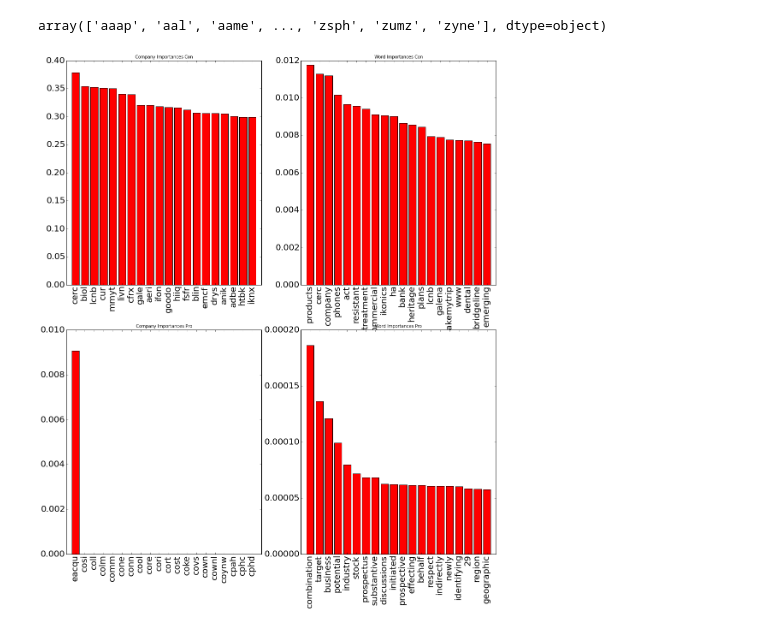
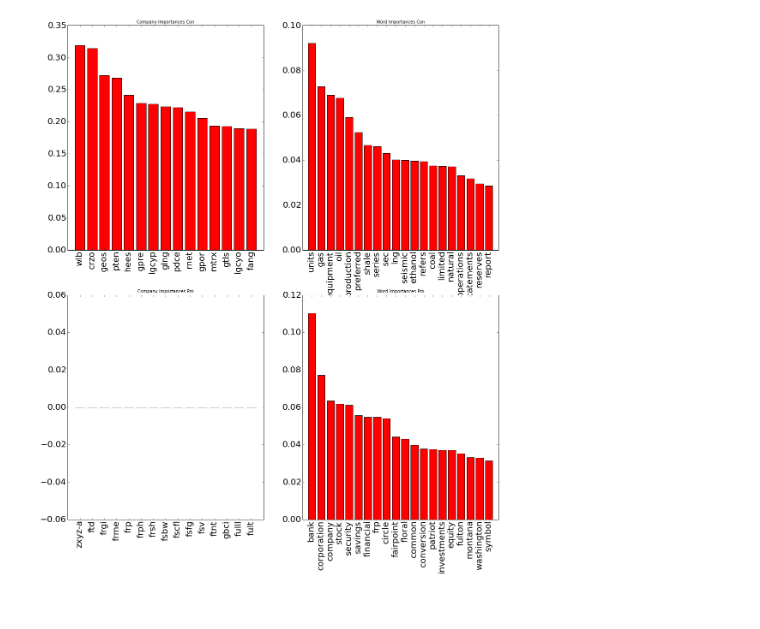
Before and after one commit to brian8128/gdelt_project, a Jupyter notebook: DataExtraction.ipynb, the cells around one changed output. Cells and saved outputs as stored; diff of their text form; code cells hidden in the pictures.

```diff
--- a/DataExtraction.ipynb
+++ b/DataExtraction.ipynb
@@ -38,3 +40,0 @@ ticker_df.head()
-# %%
-dif_df = diff_df(ticker_df, variance_quantile_cutoff=0.95)
-dif_df.head()
@@ -55,4 +41,3 @@ dif_df.plot(legend=False)
 # %%
-m = Model()
-m.fit(dif_df, company_df, vocab, n_components=25, max_iter=100)
-m.company_df.head()
+m = Model(company_df, feature_names)
+m.fit(dif_df)
@@ -67,4 +43,0 @@ m.company_df.head()
-# %%
-m.company_df.index.values
-# %% [output]
-array(['aaap', 'aal', 'aame', ..., 'zsph', 'zumz', 'zyne'], dtype=object)
@@ -104,11 +126,13 @@ def graph_component(d):
                            d['word_importances_pro'],
                            "Word Importances Pro",
                            ax4)
-# %%
-d = m.get_component_info(m.factorization.components_[1])
-graph_component(d)
-# %% [output]
-[figure, removed]
+# %%
+d = m.analyze_principle_component(3)
+graph_component(d)
+
+# one graph with all companies
+# %% [output]
+[figure, added]
 # %%
 # We can clean up the data and get better results by finding a way to dedupe the list of
 # companies.  Some are subsidiaries of the others and track very closely.  These are then
```
Also changed, not shown: parts of 11 cells of this notebook, 3 other files.
